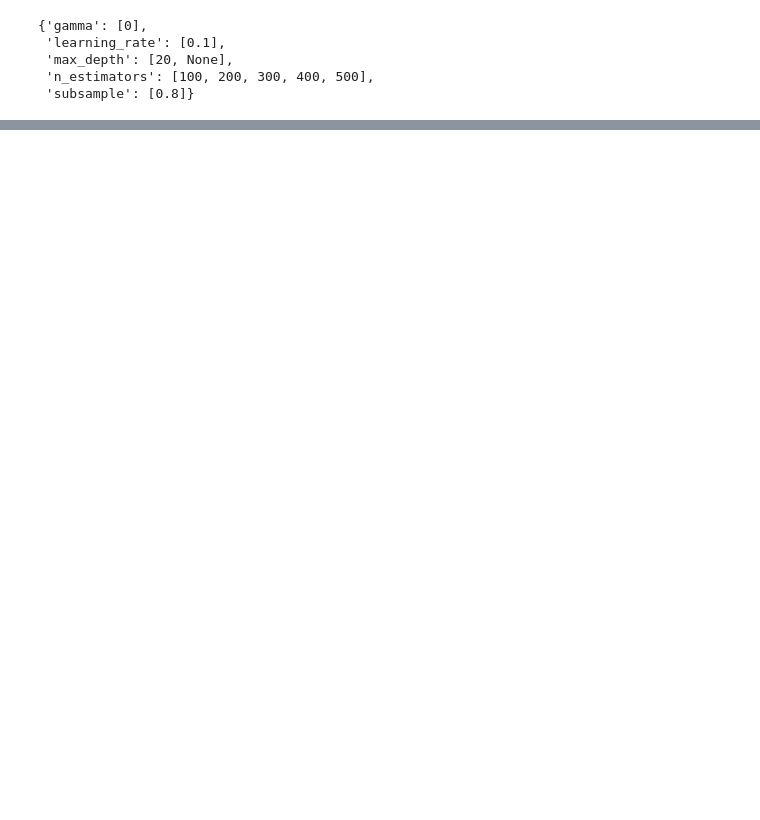
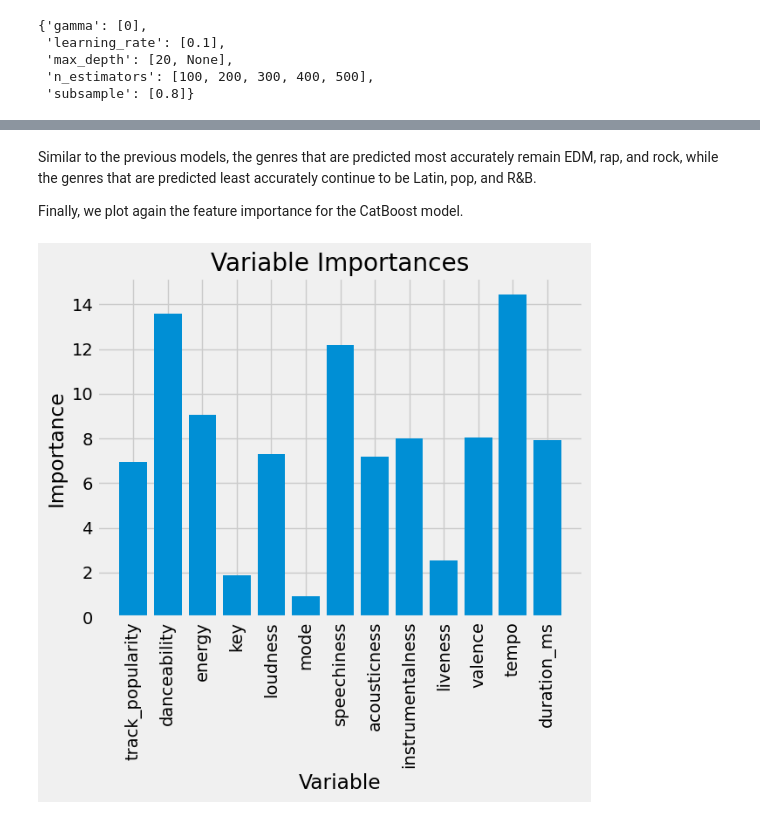
Before and after one commit to moranenzo/PY-Music-Genre-Classifier, a Jupyter notebook: notebooks/04-train-model.ipynb, the cells around one changed output, grey strips where cells are left out. Saved outputs shown, nothing was run; the diff lists cells and outputs as text; code cells hidden in the pictures; blank space fills up the shorter version.

```diff
--- a/notebooks/04-train-model.ipynb
+++ b/notebooks/04-train-model.ipynb
@@ -380,0 +679,17 @@ AttributeError: 'super' object has no attribute '__sklearn_tags__'
+# %% [markdown]
+Similar to the previous models, the genres that are predicted most accurately remain EDM, rap, and rock, while the genres that are predicted least accurately continue to be Latin, pop, and R&B.
+
+Finally, we plot again the feature importance for the CatBoost model.
+# %%
+# Feature importances
+plt.style.use('fivethirtyeight')
+
+importances = list(model.feature_importances_)
+
+x_values = list(range(len(importances)))
+plt.bar(x_values, importances, orientation = 'vertical')
+plt.xticks(x_values, feature_list, rotation='vertical')
+plt.ylabel('Importance'); plt.xlabel('Variable'); plt.title('Variable Importances')
+plt.show()
+# %% [output]
+[figure, added]
```
Also changed, not shown: parts of 74 cells of this notebook.
